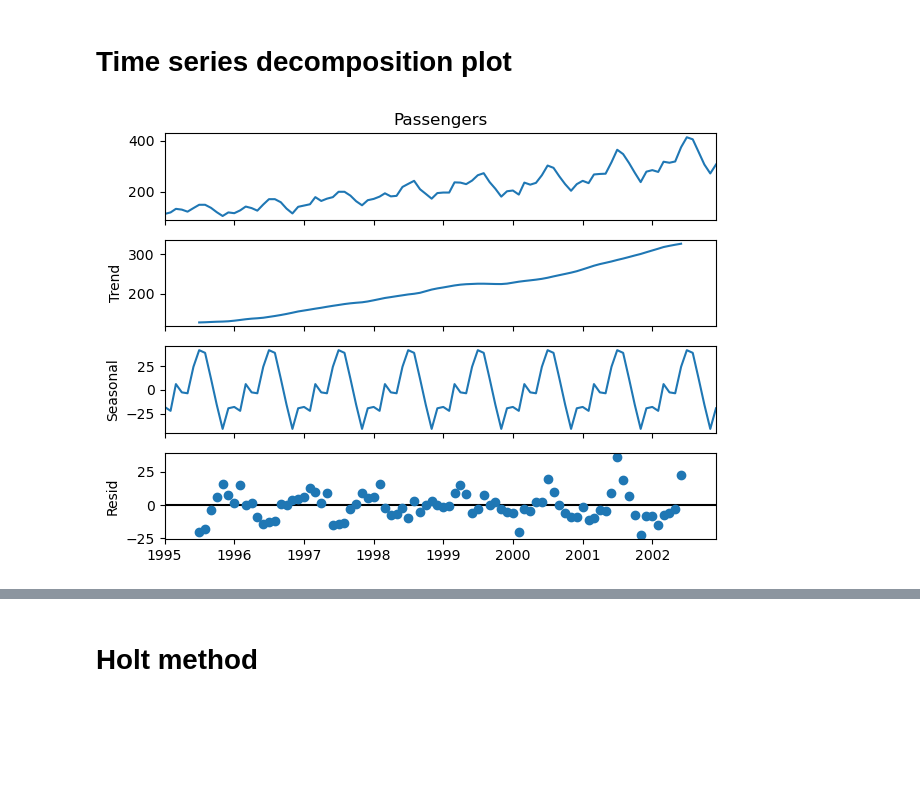
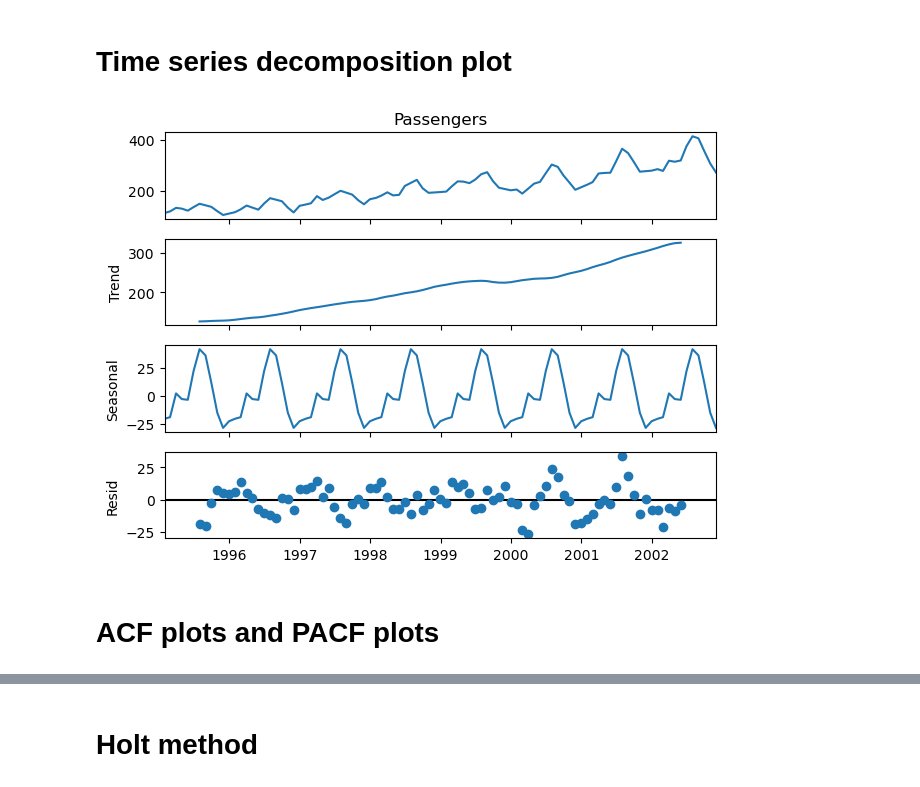
Before and after one commit to navaneeth1612/Assignment_18_Forecasting_Airlines, a Jupyter notebook: Assignment_18_Forecasting_Airlines.ipynb, the cells around one changed output, grey strips where cells are left out. Drawn from its saved outputs; the diff is of its cells as text; code cells hidden in the pictures; blank space fills up the shorter version.

```diff
--- a/Assignment_18_Forecasting_Airlines.ipynb
+++ b/Assignment_18_Forecasting_Airlines.ipynb
@@ -124,0 +115,3 @@ plt.legend(loc='best')
+# %%
+df.drop_duplicates(inplace=True)
+df
@@ -124,0 +133,3 @@ plt.legend(loc='best')
+# %%
+DF = df.copy()
+DF
@@ -124,0 +208,3 @@ plt.legend(loc='best')
+# %%
+upsampled = DF.resample('M').mean()
+print(upsampled.head(32))
@@ -124,0 +229,5 @@ plt.legend(loc='best')
+# %%
+interpolated = upsampled.interpolate(method='linear') ## interplation was done for nan values which we get after doing upsampling by month
+print(interpolated.head(15))
+interpolated.plot()
+plt.show()
@@ -125,10 +333,10 @@ plt.legend(loc='best')
 # %% [markdown]
 # Time series decomposition plot
 # %%
-from statsmodels.tsa.seasonal import seasonal_decompose
-
-decompose_ts_add=seasonal_decompose(air.Passengers,period=12)
+decompose_ts_add = seasonal_decompose(interpolated.Passengers,period=12)
 decompose_ts_add.plot()
 plt.show()
 # %% [output]
-[figure, old version]
+[figure, new version]
+# %% [markdown]
+# ACF plots and PACF plots
```
Also changed, not shown: parts of 119 cells of this notebook.
